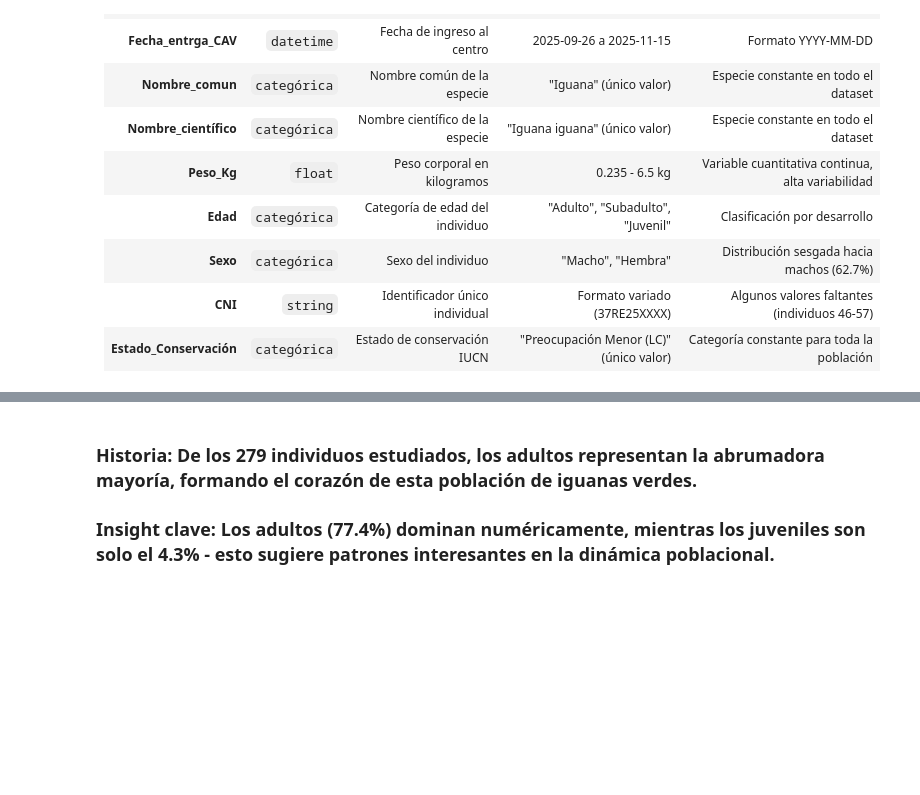
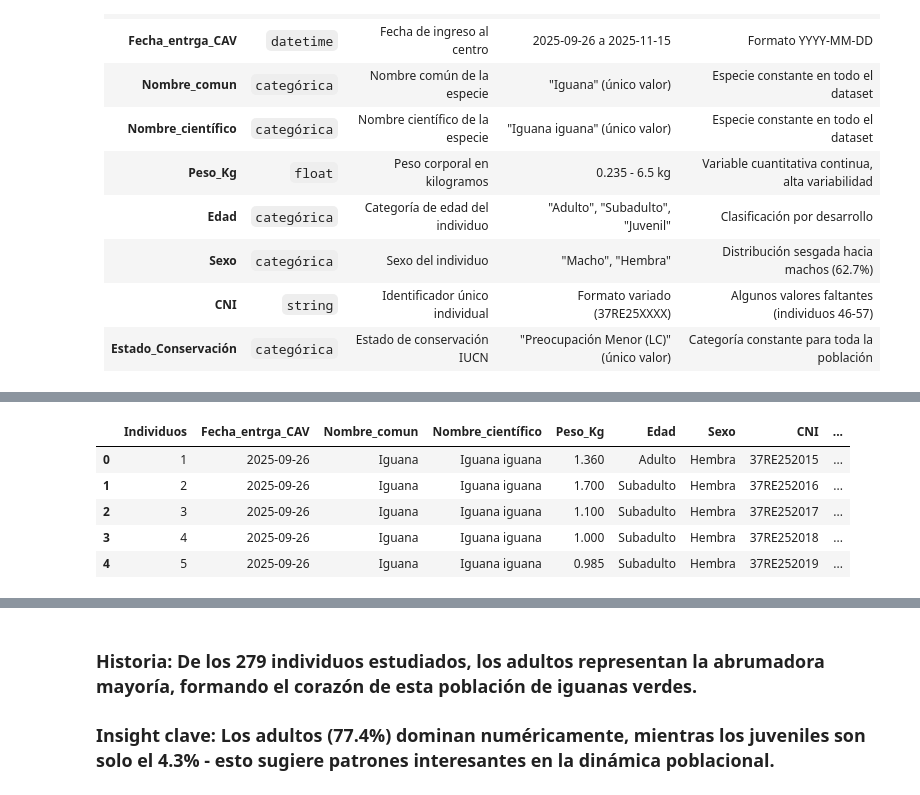
Before and after one commit to Marbinseca/Iguanas, a Jupyter notebook: especies.ipynb, the cells around one changed output, grey strips where cells are left out. Drawn from its saved outputs; the diff is of its cells as text; code cells hidden in the pictures; blank space fills up the shorter version.

```diff
--- a/especies.ipynb
+++ b/especies.ipynb
@@ -120,0 +51,9 @@ Subadulto        52            18.6
+# %%
+df.head()
+# %% [output]
+|  | Individuos | Fecha_entrga_CAV | Nombre_comun | Nombre_científico | Peso_Kg | Edad | Sexo | CNI | ... |
+| 0 | 1 | 2025-09-26 | Iguana | Iguana iguana | 1.360 | Adulto | Hembra | 37RE252015 | ... |
+| 1 | 2 | 2025-09-26 | Iguana | Iguana iguana | 1.700 | Subadulto | Hembra | 37RE252016 | ... |
+| 2 | 3 | 2025-09-26 | Iguana | Iguana iguana | 1.100 | Subadulto | Hembra | 37RE252017 | ... |
+| 3 | 4 | 2025-09-26 | Iguana | Iguana iguana | 1.000 | Subadulto | Hembra | 37RE252018 | ... |
+| 4 | 5 | 2025-09-26 | Iguana | Iguana iguana | 0.985 | Subadulto | Hembra | 37RE252019 | ... |
```
Also changed, not shown: parts of 16 cells of this notebook, 3 other files.
